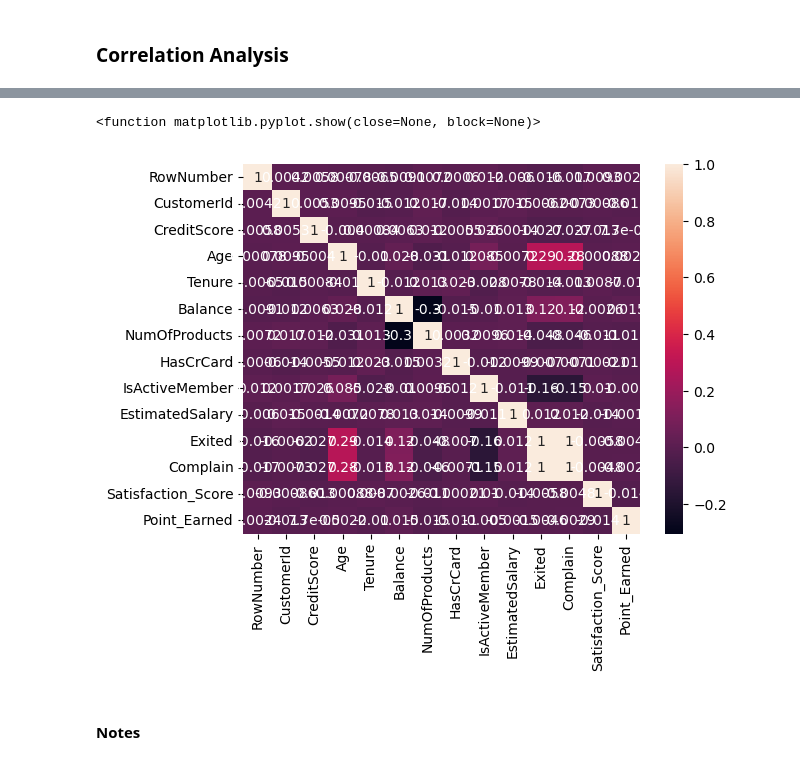
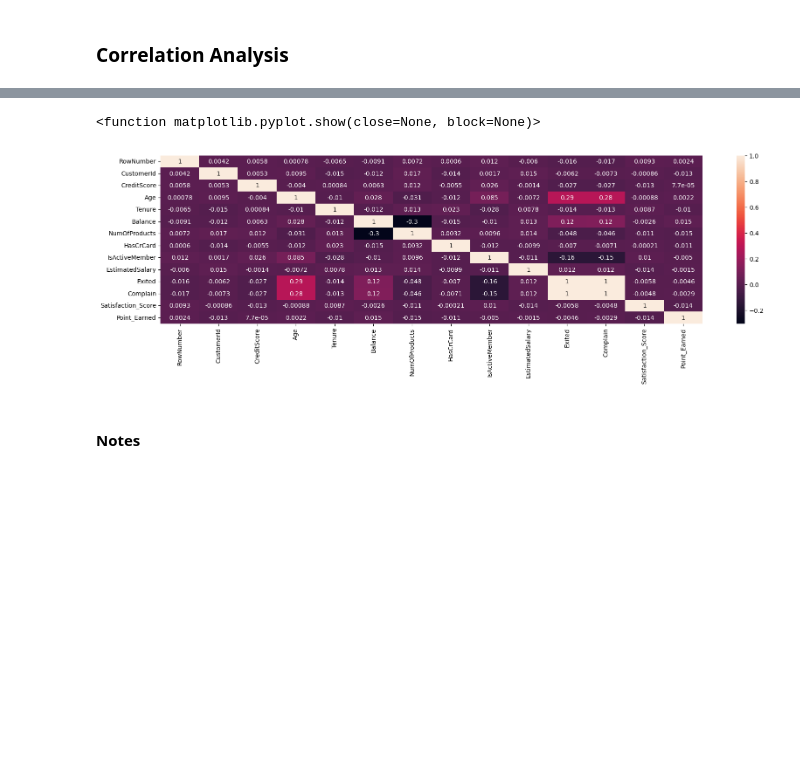
Before and after one commit to Joshua-Olisa/Customer-Churn-Analysis, a Jupyter notebook: Customer-Churn Analysis.ipynb, the cells around one changed output, grey strips where cells are left out. Cells and saved outputs as stored; diff of their text form; code cells hidden in the pictures; blank space fills up the shorter version.

```diff
--- a/Customer-Churn Analysis.ipynb
+++ b/Customer-Churn Analysis.ipynb
@@ -80,12 +80,12 @@ numeric_df.corr()
 # %%
 sns.heatmap(numeric_df.corr(), annot = True)
 
-plt.rcParams['figure.figsize'] = (40,7)
+plt.rcParams['figure.figsize'] = (20,5)
 
 plt.show
 # %% [output]
 <function matplotlib.pyplot.show(close=None, block=None)>
-[figure, old version]
+[figure, new version]
 # %% [markdown]
 #### Notes
 # %% [markdown]
```
Also changed, not shown: parts of 2 cells of this notebook.
